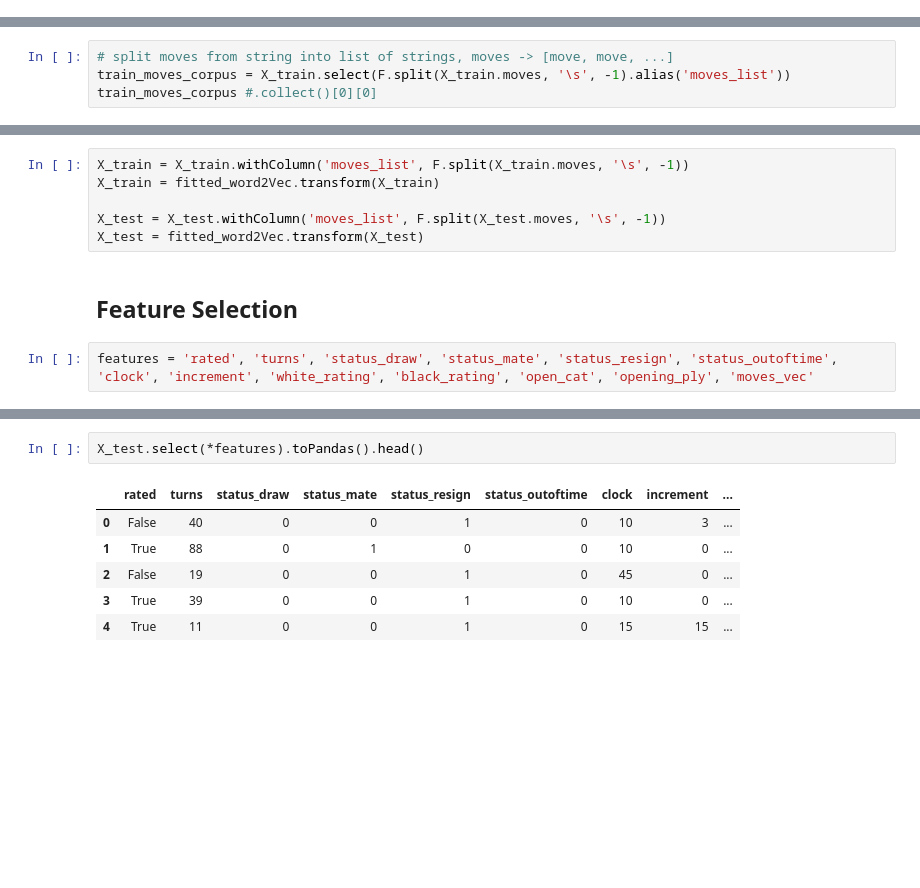
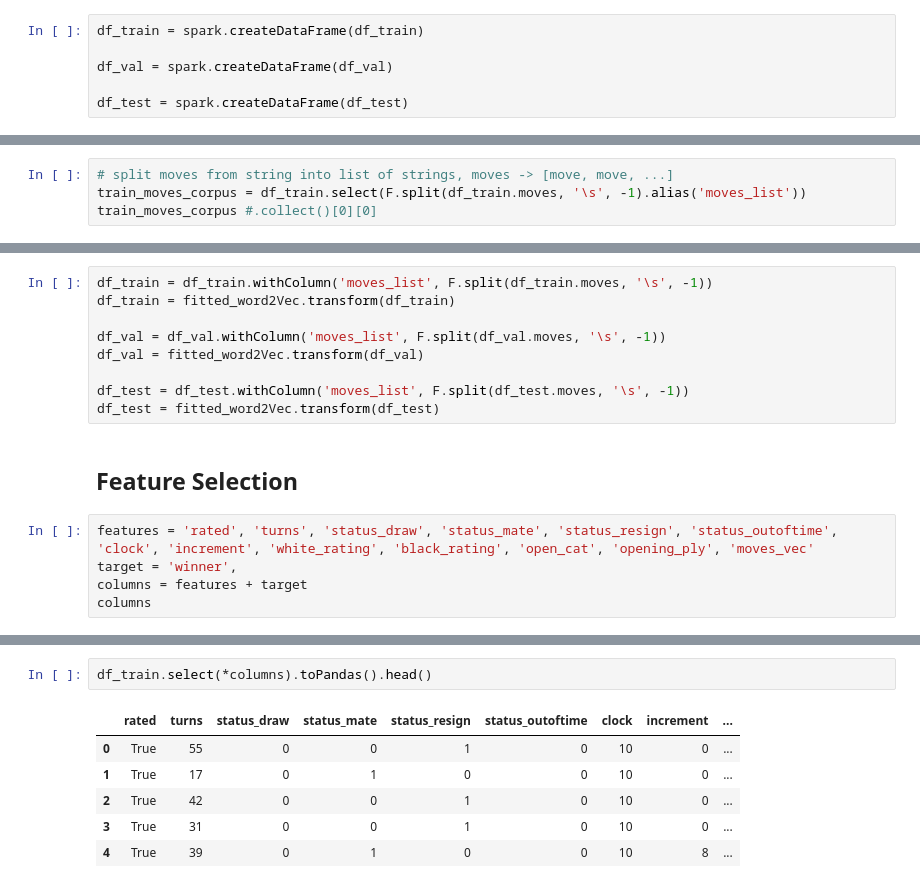
Before and after one commit to yuxiang-zhang/bigdata-spark-lichess, a Jupyter notebook: data_wrangling.ipynb, the cells around one changed output, grey strips where cells are left out. Drawn from its saved outputs; the diff is of its cells as text; blank space fills up the shorter version.

```diff
--- a/data_wrangling.ipynb
+++ b/data_wrangling.ipynb
@@ -301,3 +322,9 @@ y_test = spark.createDataFrame(y_test)
+# %%
+df_train = spark.createDataFrame(df_train)
+
+df_val = spark.createDataFrame(df_val)
+
+df_test = spark.createDataFrame(df_test)
 # %% [markdown]
 ### Feature `moves`
 As per inspection, this feature records the list/sequence of moves during the match. Because that the sequence, if parsed correctly, actually indicates the winning player, we need to either drop this feature or obfuscate this information. We find that Spark supports Word2Vec feature transformation, which will turn the sequence into a vector. Such vector representation is independent of the order of the moves, and this can obfuscate part of the information lied within this feature.
@@ -320,7 +347,7 @@ Parameters for `Word2Vec`
 The Word2Vec model will be trained with the corpus gathered from the `moves` in the training set. After which, it will transform both training and testing datasets' `moves` feature.
 # %%
 # split moves from string into list of strings, moves -> [move, move, ...]
-train_moves_corpus = X_train.select(F.split(X_train.moves, '\s', -1).alias('moves_list'))
+train_moves_corpus = df_train.select(F.split(df_train.moves, '\s', -1).alias('moves_list'))
 train_moves_corpus #.collect()[0][0]
 # %% [output]
 DataFrame[moves_list: array<string>]
@@ -348,10 +375,16 @@ only showing top 5 rows
 # %%
-X_train = X_train.withColumn('moves_list', F.split(X_train.moves, '\s', -1))
-X_train = fitted_word2Vec.transform(X_train)
+df_train = df_train.withColumn('moves_list', F.split(df_train.moves, '\s', -1))
+df_train = fitted_word2Vec.transform(df_train)
 
-X_test = X_test.withColumn('moves_list', F.split(X_test.moves, '\s', -1))
-X_test = fitted_word2Vec.transform(X_test)
+df_val = df_val.withColumn('moves_list', F.split(df_val.moves, '\s', -1))
+df_val = fitted_word2Vec.transform(df_val)
+
+df_test = df_test.withColumn('moves_list', F.split(df_test.moves, '\s', -1))
+df_test = fitted_word2Vec.transform(df_test)
 # %% [markdown]
 ## Feature Selection
 # %%
 features = 'rated', 'turns', 'status_draw', 'status_mate', 'status_resign', 'status_outoftime', 'clock', 'increment', 'white_rating', 'black_rating', 'open_cat', 'opening_ply', 'moves_vec'
+target = 'winner',
+columns = features + target
+columns
@@ -358,9 +406,9 @@ features = 'rated', 'turns', 'status_draw', 'status_mate', 'status_resign', 'sta
 # %%
-X_test.select(*features).toPandas().head()
+df_train.select(*columns).toPandas().head()
 # %% [output]
 |  | rated | turns | status_draw | status_mate | status_resign | status_outoftime | clock | increment | ... |
-| 0 | False | 40 | 0 | 0 | 1 | 0 | 10 | 3 | ... |
-| 1 | True | 88 | 0 | 1 | 0 | 0 | 10 | 0 | ... |
-| 2 | False | 19 | 0 | 0 | 1 | 0 | 45 | 0 | ... |
-| 3 | True | 39 | 0 | 0 | 1 | 0 | 10 | 0 | ... |
-| 4 | True | 11 | 0 | 0 | 1 | 0 | 15 | 15 | ... |
+| 0 | True | 55 | 0 | 0 | 1 | 0 | 10 | 0 | ... |
+| 1 | True | 17 | 0 | 1 | 0 | 0 | 10 | 0 | ... |
+| 2 | True | 42 | 0 | 0 | 1 | 0 | 10 | 0 | ... |
+| 3 | True | 31 | 0 | 0 | 1 | 0 | 10 | 0 | ... |
+| 4 | True | 39 | 0 | 1 | 0 | 0 | 10 | 8 | ... |
```
Also changed, not shown: parts of 27 cells of this notebook.
